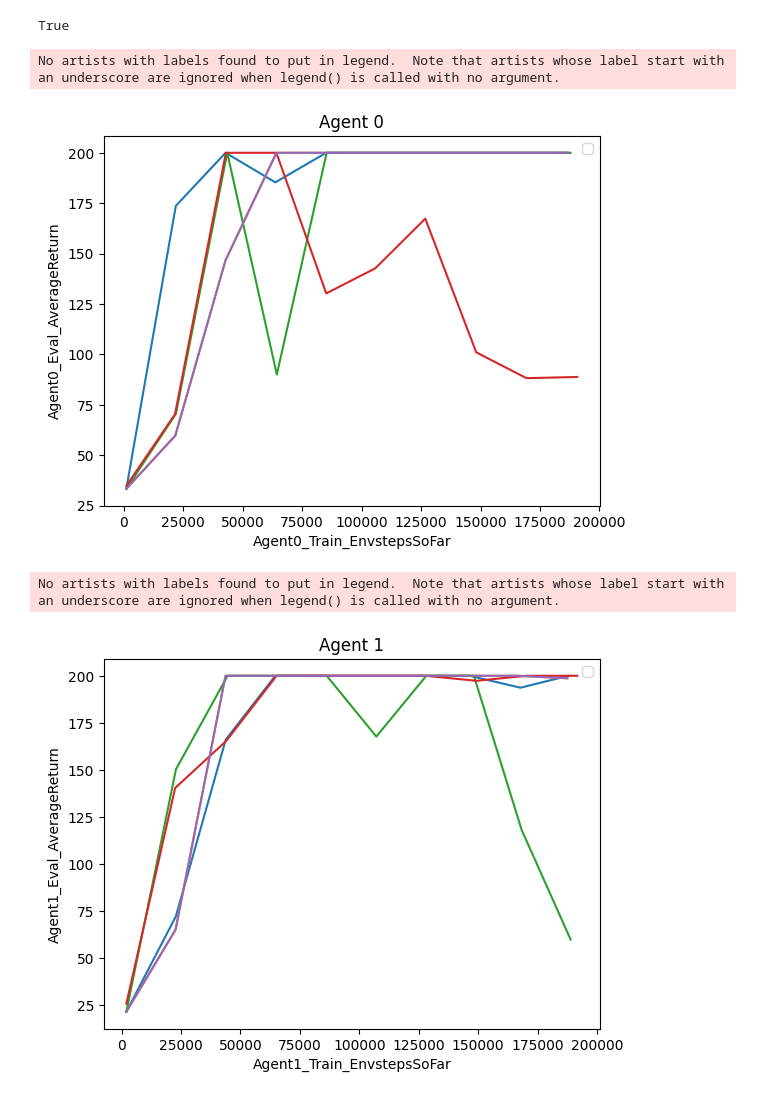
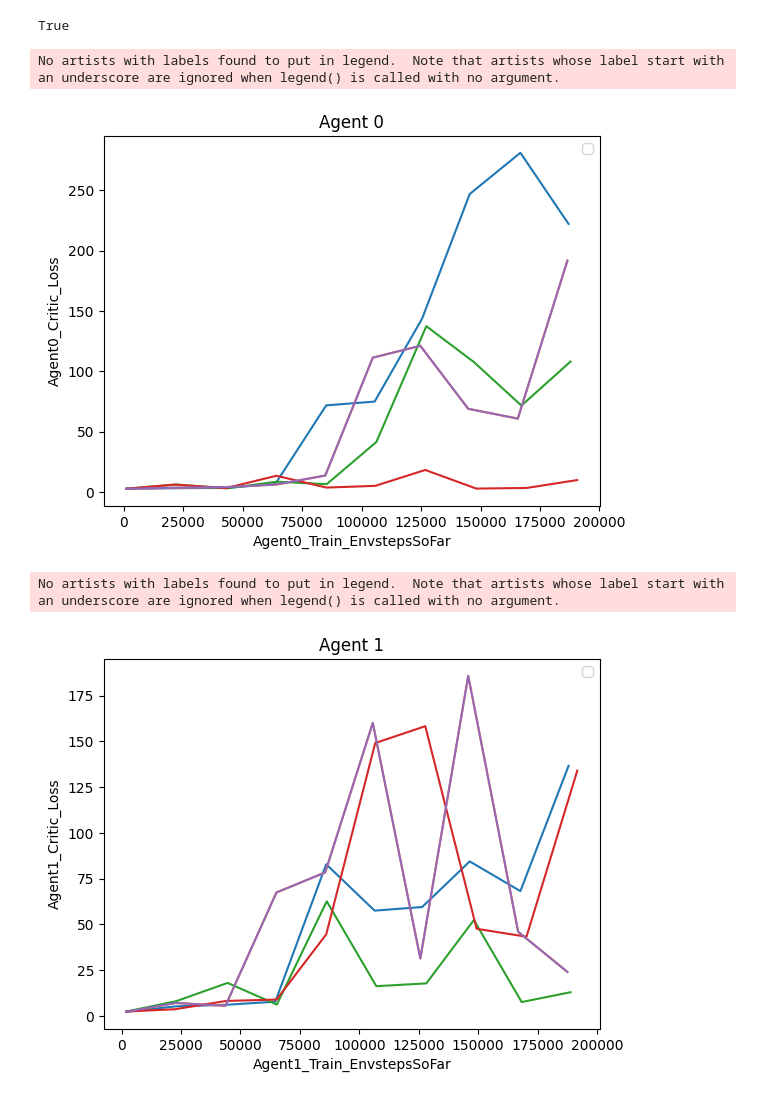
Before and after one commit to chirag-sharma-00/CS285-Project, a Jupyter notebook: cs285/scripts/plotter.ipynb, the cells around one changed output. Cells and saved outputs as stored; diff of their text form; code cells hidden in the pictures.

Commit message:
experiments on critic loss. Changing discount.

```diff
--- a/cs285/scripts/plotter.ipynb
+++ b/cs285/scripts/plotter.ipynb
@@ -46,6 +58,6 @@ exp5 = "todo_CartPole-v0_25-10-2022_13-05-46"
 # %%
 X_label='Agent0_Train_EnvstepsSoFar'
-Y_label='Agent0_Eval_AverageReturn'
+Y_label='Agent0_Critic_Loss'
 exp_names = [exp1, exp2, exp3, exp4, exp5]
 
 for exp_name in exp_names:
@@ -60,22 +72,22 @@ plt.savefig("agent0.png")
 plt.show()
 # %% [output]
 No artists with labels found to put in legend.  Note that artists whose label start with an underscore are ignored when legend() is called with no argument.
-[figure, old version]
+[figure, new version]
 # %%
 X_label='Agent1_Train_EnvstepsSoFar'
-Y_label='Agent1_Eval_AverageReturn'
+Y_label='Agent1_Critic_Loss'
 exp_names = [exp1, exp2, exp3, exp4, exp5]
 
 for exp_name in exp_names:
     X1, Y1 = getXY(exp_name, X_label=X_label, Y_label=Y_label)
     plt.plot(X1, Y1) # , label=exp_name
 plt.xlabel(X_label)
 plt.ylabel(Y_label)
 plt.legend()
 
 plt.title("Agent 1")
 plt.savefig("agent1.png")
 plt.show()
 # %% [output]
 No artists with labels found to put in legend.  Note that artists whose label start with an underscore are ignored when legend() is called with no argument.
-[figure, old version]
+[figure, new version]
```
Also changed, not shown: parts of 4 cells of this notebook, 4 other files.
